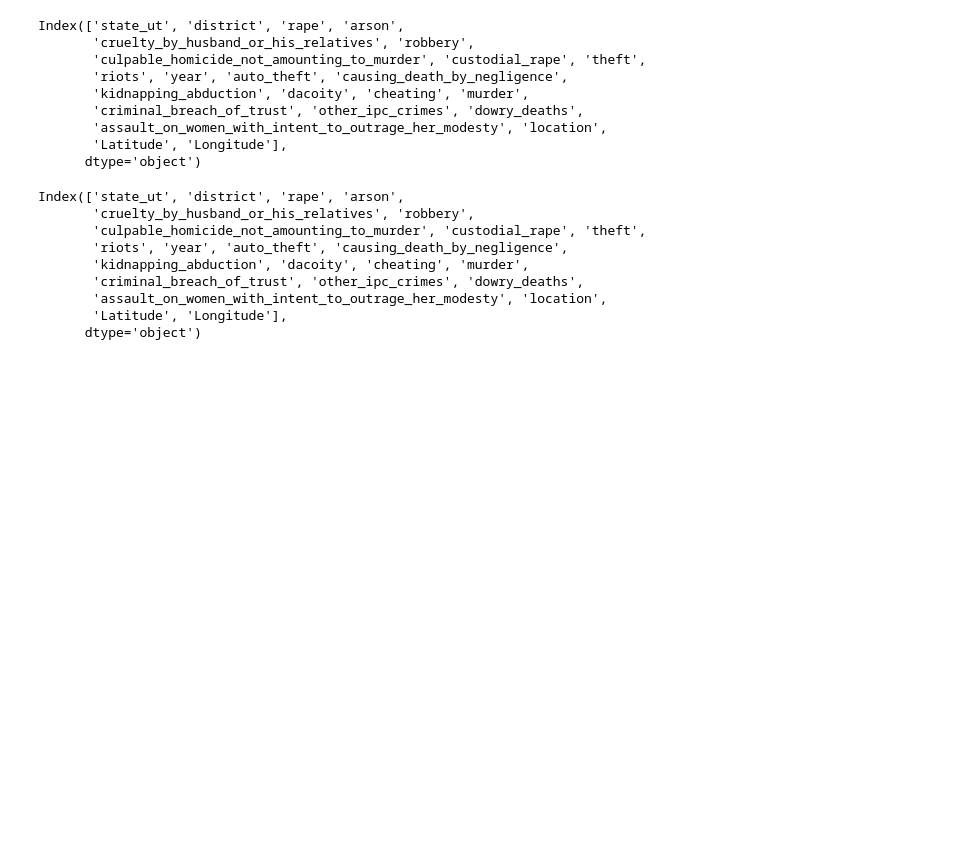
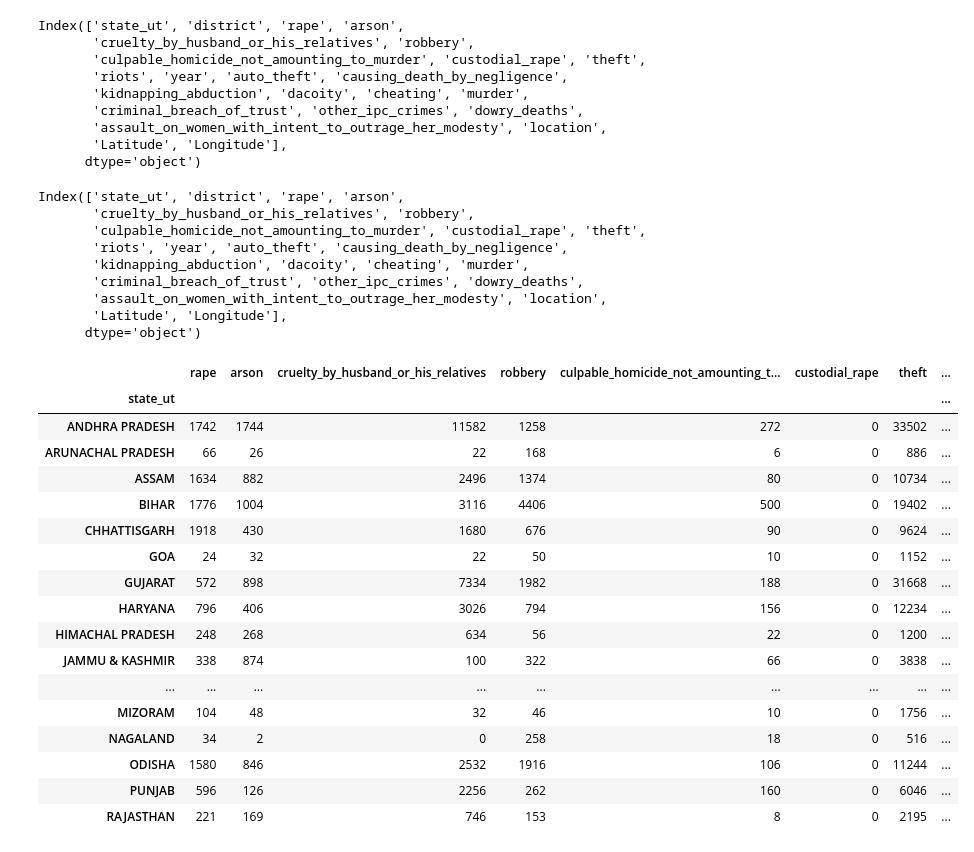
Before and after one commit to PriyaSingh03/CrimeMapping, a Jupyter notebook: data/crimes/notebooks_crime/crime_notebook.ipynb, the cells around one changed output. Drawn from its saved outputs; the diff is of its cells as text; code cells hidden in the pictures; blank space fills up the shorter version.

```diff
--- a/data/crimes/notebooks_crime/crime_notebook.ipynb
+++ b/data/crimes/notebooks_crime/crime_notebook.ipynb
@@ -189,3 +189,31 @@ Index(['state_ut', 'district', 'rape', 'arson',
        'assault_on_women_with_intent_to_outrage_her_modesty', 'location',
        'Latitude', 'Longitude'],
       dtype='object')
+# %%
+crime_data = df.groupby('state_ut')[['rape', 'arson', 'cruelty_by_husband_or_his_relatives', 'robbery',
+                                      'culpable_homicide_not_amounting_to_murder', 'custodial_rape',
+                                      'theft', 'riots', 'year', 'auto_theft', 'causing_death_by_negligence',
+                                      'kidnapping_abduction', 'dacoity', 'cheating', 'murder',
+                                      'criminal_breach_of_trust', 'other_ipc_crimes', 'dowry_deaths',
+                                      'assault_on_women_with_intent_to_outrage_her_modesty']].sum()
+# %%
+crime_data
+# %% [output]
+|  | rape | arson | cruelty_by_husband_or_his_relatives | robbery | culpable_homicide_not_amounting_t... | custodial_rape | theft | ... |
+| state_ut |  |  |  |  |  |  |  | ... |
+| ANDHRA PRADESH | 1742 | 1744 | 11582 | 1258 | 272 | 0 | 33502 | ... |
+| ARUNACHAL PRADESH | 66 | 26 | 22 | 168 | 6 | 0 | 886 | ... |
+| ASSAM | 1634 | 882 | 2496 | 1374 | 80 | 0 | 10734 | ... |
+| BIHAR | 1776 | 1004 | 3116 | 4406 | 500 | 0 | 19402 | ... |
+| CHHATTISGARH | 1918 | 430 | 1680 | 676 | 90 | 0 | 9624 | ... |
+| GOA | 24 | 32 | 22 | 50 | 10 | 0 | 1152 | ... |
+| GUJARAT | 572 | 898 | 7334 | 1982 | 188 | 0 | 31668 | ... |
+| HARYANA | 796 | 406 | 3026 | 794 | 156 | 0 | 12234 | ... |
+| HIMACHAL PRADESH | 248 | 268 | 634 | 56 | 22 | 0 | 1200 | ... |
+| JAMMU & KASHMIR | 338 | 874 | 100 | 322 | 66 | 0 | 3838 | ... |
+| ... | ... | ... | ... | ... | ... | ... | ... | ... |
+| MIZORAM | 104 | 48 | 32 | 46 | 10 | 0 | 1756 | ... |
+| NAGALAND | 34 | 2 | 0 | 258 | 18 | 0 | 516 | ... |
+| ODISHA | 1580 | 846 | 2532 | 1916 | 106 | 0 | 11244 | ... |
+| PUNJAB | 596 | 126 | 2256 | 262 | 160 | 0 | 6046 | ... |
+| RAJASTHAN | 221 | 169 | 746 | 153 | 8 | 0 | 2195 | ... |
```
Also changed, not shown: parts of 1 cell of this notebook, 1 other file.
